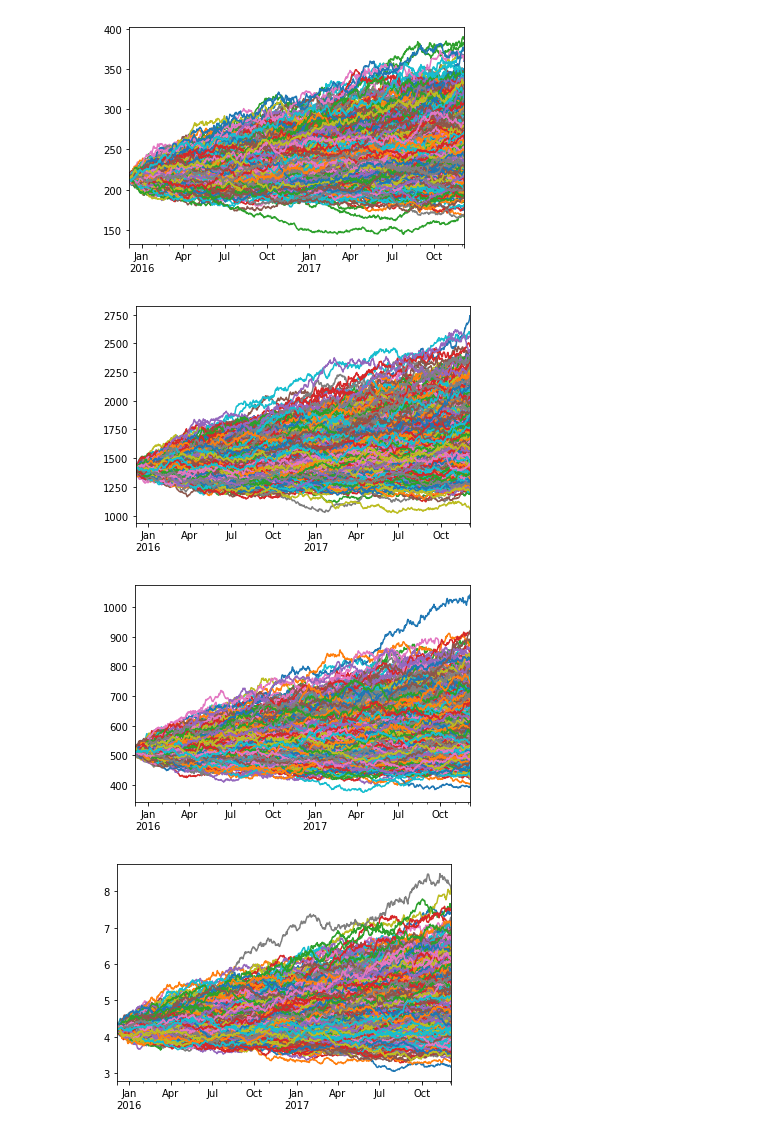
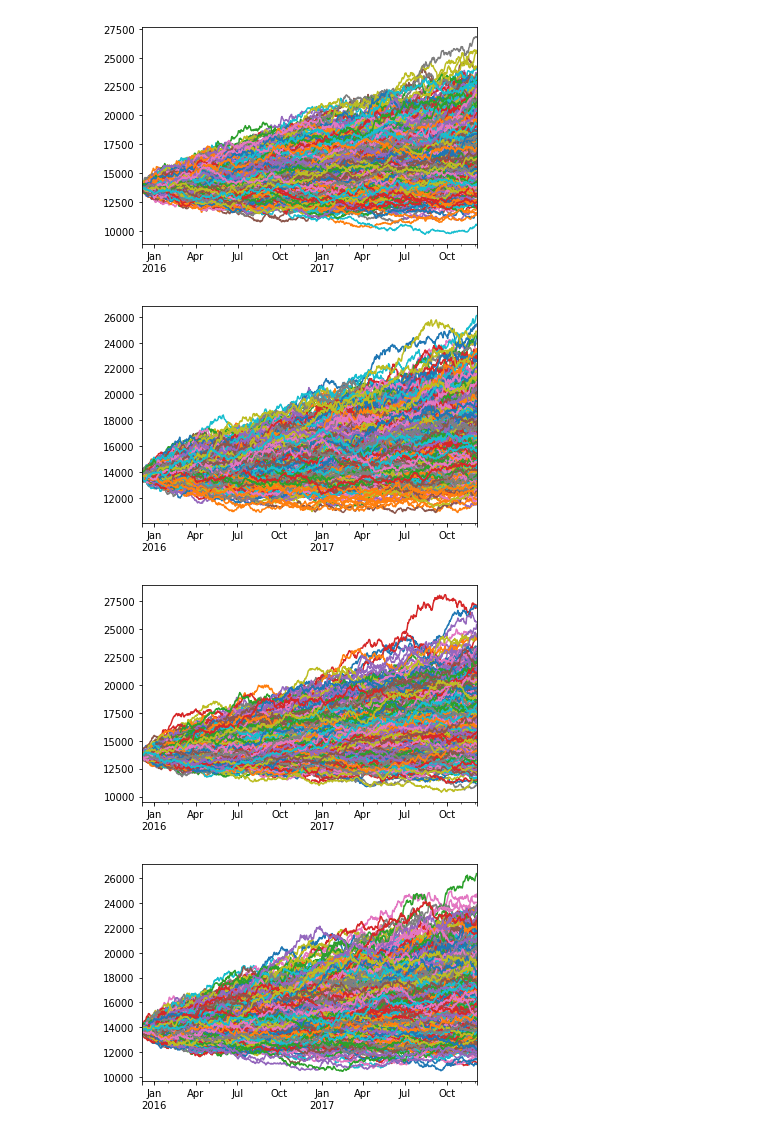
Before and after one commit to Niteeshkanungo/Final-project, a Jupyter notebook: Monte_Carlo.ipynb, the cells around one changed output. Saved outputs shown, nothing was run; the diff lists cells and outputs as text; code cells hidden in the pictures.

```diff
--- a/Monte_Carlo.ipynb
+++ b/Monte_Carlo.ipynb
@@ -32,8 +43,9 @@ N = dates.size
 # %%
-start_price = ticker_price["BTC-USD"][-1]
-btc_list = []
-for i in range(1000):
-    btc = pd.Series(brownian_motion(D, N, sigma=0.1, S0=start_price), index=dates)
+# Using the initial value of the price,we generate plots for each bitcoin with iteration of 1000.Here it is BTC.
+start = ticker_price["BTC-USD"][-1]
+m= 1000
+for i in range(m):
+    btc = pd.Series(brownian_motion( N, sigma=0.1, S0=start,dt = dt), index=dates)
     btc.plot()
 plt.show()
 # %% [output]
@@ -41,33 +53,37 @@ plt.show()
 # %%
+# Using the initial value of the price,we generate plots for each bitcoin with iteration of 1000.Here it is LTC.
 start_price = ticker_price["LTC-USD"][-1]
 for i in range(1000):
-    ltc = pd.Series(brownian_motion(D, N, sigma=0.1, S0=start_price), index=dates)
+    ltc = pd.Series(brownian_motion(N, sigma=0.1, S0=start,dt =dt), index=dates)
     ltc.plot()
 plt.show()
 # %% [output]
-[figure, old version]
+[figure, new version]
 # %%
+# Using the initial value of the price,we generate plots for each bitcoin with iteration of 1000.Here it is BCH.
 start_price = ticker_price["BCH-USD"][-1]
 for i in range(1000):
-    bch = pd.Series(brownian_motion(D, N, sigma=0.1, S0=start_price), index=dates)
+    bch = pd.Series(brownian_motion(N, sigma=0.1, S0=start,dt =dt), index=dates)
     bch.plot()
 plt.show()
 # %% [output]
-[figure, old version]
+[figure, new version]
 # %%
+# Using the initial value of the price,we generate plots for each bitcoin with iteration of 1000.Here it is ETH.
 start_price = ticker_price["ETH-USD"][-1]
 for i in range(1000):
-    eth = pd.Series(brownian_motion(D, N, sigma=0.1, S0=start_price), index=dates)
+    eth = pd.Series(brownian_motion(N, sigma=0.1, S0=start,dt = dt), index=dates)
     eth.plot()
 plt.show()
 # %% [output]
-[figure, old version]
+[figure, new version]
 # %%
+# Using the initial value of the price,we generate plots for each bitcoin with iteration of 1000.Here it is IOT.
 start_price = ticker_price["IOT-USD"][-1]
 for i in range(1000):
-    iot = pd.Series(brownian_motion(D, N, sigma=0.1, S0=start_price), index=dates)
+    iot = pd.Series(brownian_motion(N, sigma=0.1, S0=start,dt = dt), index=dates)
     iot.plot()
 plt.show()
 # %% [output]
-[figure, old version]
+[figure, new version]
 # %%
```
Also changed, not shown: parts of 8 cells of this notebook.
